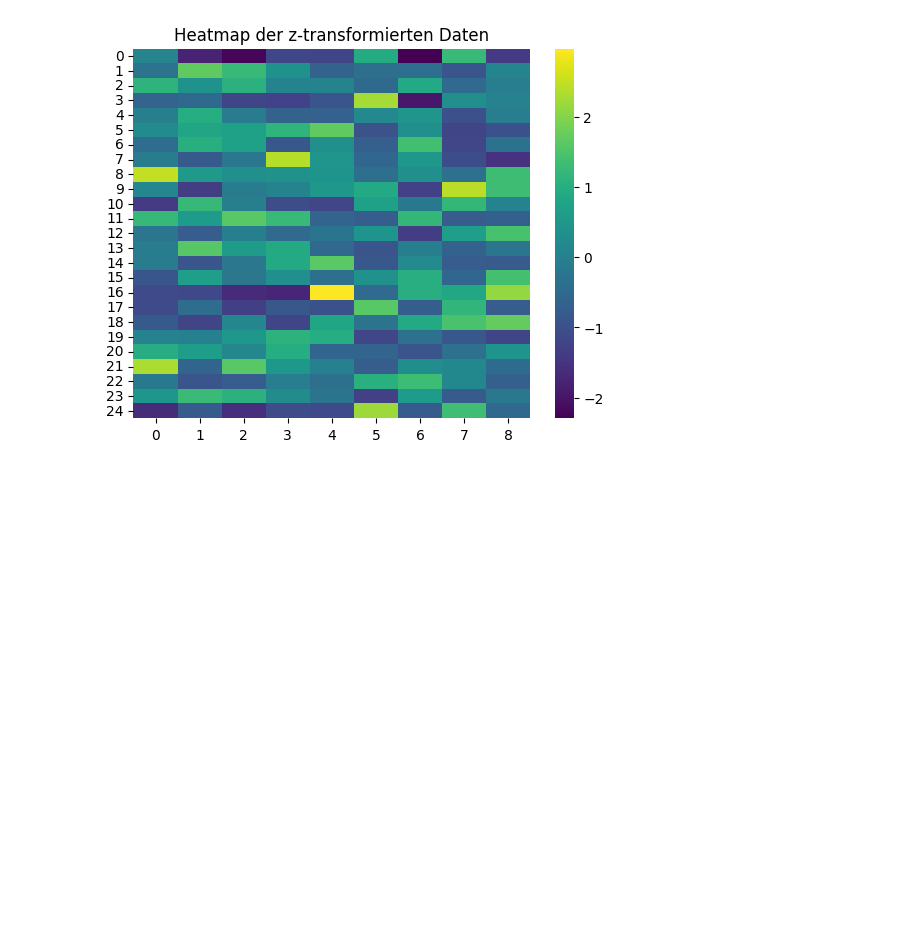
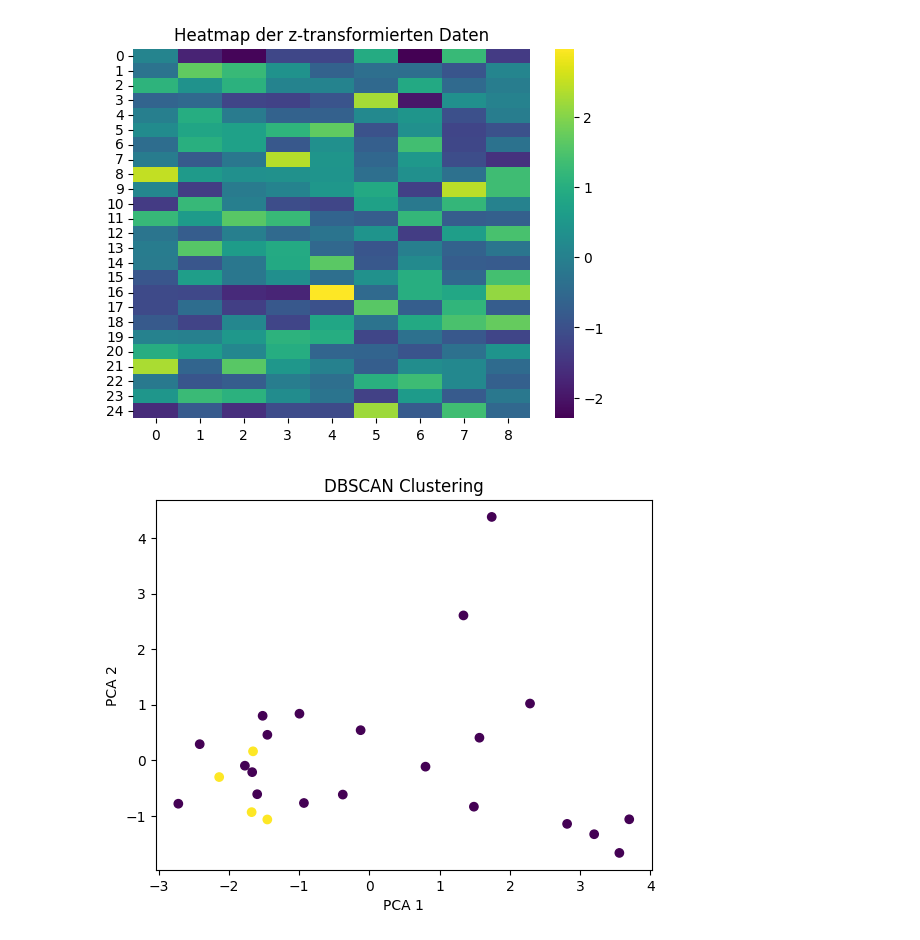
Before and after one commit to lilithUmit/AMLHC_Tasks_LH, a Jupyter notebook: src/python/task3_1.ipynb, the cells around one changed output. Drawn from its saved outputs; the diff is of its cells as text; code cells hidden in the pictures; blank space fills up the shorter version.

Commit message:
Perform density-based clustering

```diff
--- a/src/python/task3_1.ipynb
+++ b/src/python/task3_1.ipynb
@@ -100,0 +103,12 @@ plt.show()
+# %%
+# DBSCAN
+db = DBSCAN(eps=1.5, min_samples=3).fit(scaled_data)
+labels = db.labels_
+
+plt.scatter(reduced_data[:, 0], reduced_data[:, 1], c=labels)
+plt.title("DBSCAN Clustering")
+plt.xlabel("PCA 1")
+plt.ylabel("PCA 2")
+plt.show()
+# %% [output]
+[figure, added]
```
Also changed, not shown: parts of 1 cell of this notebook.
